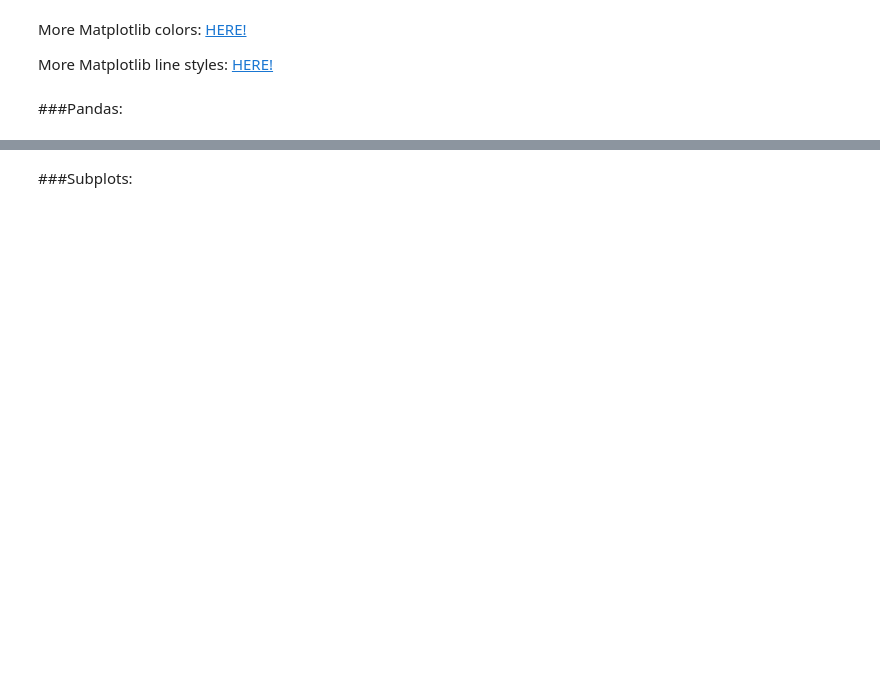
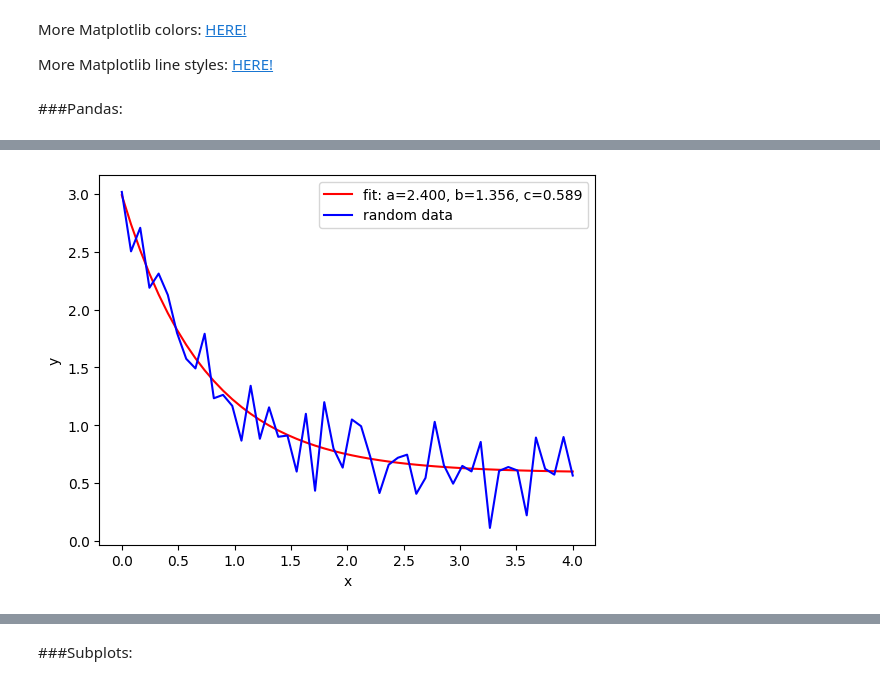
Before and after one commit to CovingtonResearchGroup/CCZ-student-python-training, a Jupyter notebook: Intro_to_Python.ipynb, the cells around one changed output, grey strips where cells are left out. Cells and saved outputs as stored; diff of their text form; code cells hidden in the pictures; blank space fills up the shorter version.

```diff
--- a/Intro_to_Python.ipynb
+++ b/Intro_to_Python.ipynb
@@ -244,3 +328,15 @@ plt.legend()
+# %%
+#Now, we want to fit our original data using our new function
+popt, pcov = curve_fit(func, xdata2, ydata2) #if you get a runtime error, use 'maxfev=5000'
+plt.plot(xdata2, func(xdata2, *popt), 'r-',
+         label='fit: a=%5.3f, b=%5.3f, c=%5.3f' % tuple(popt)) #label pulls values from the curvefit function to find slope and intercepts
+plt.plot(xdata2, ydata2, color='blue', label='random data')
+plt.xlabel('x')
+plt.ylabel('y')
+plt.legend()
+plt.show()
+# %% [output]
+[figure, added]
 # %%
 # We can also make different types of plots as well such as boxplots, bar graphs, etc
 #Let's start with a boxplot
```
Also changed, not shown: parts of 32 cells of this notebook, 1 other file.
